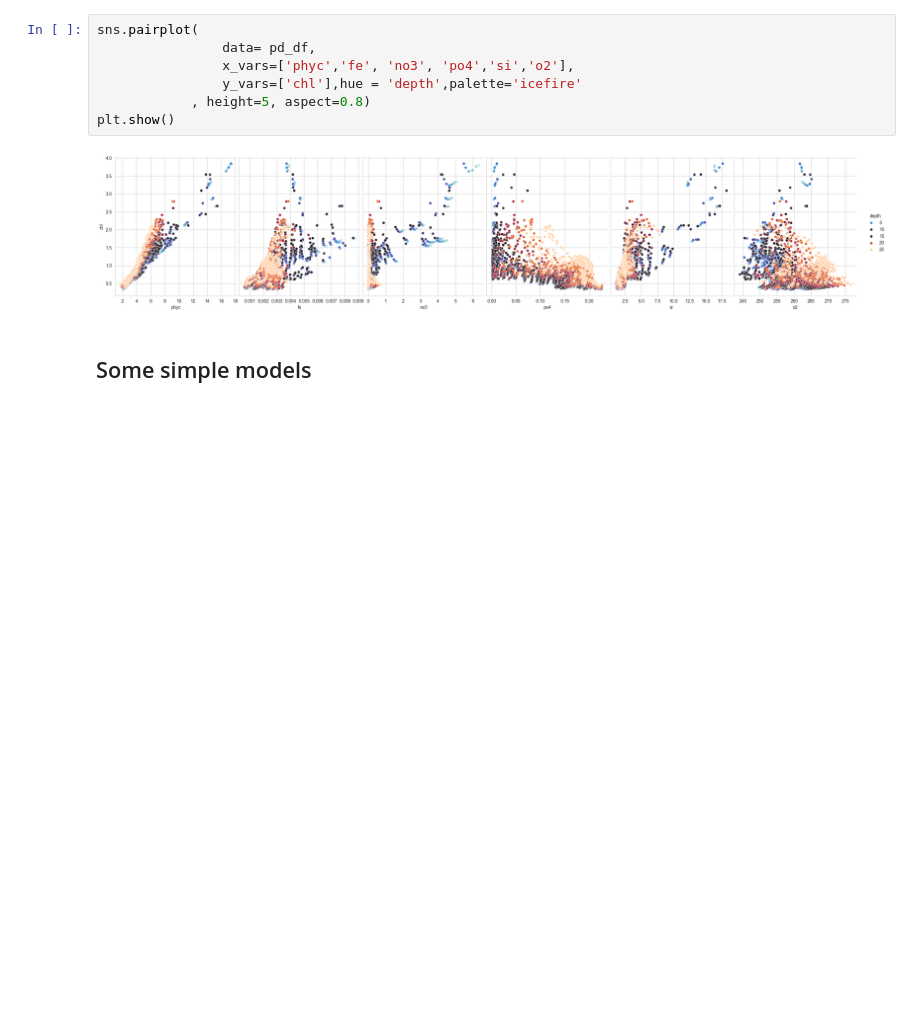
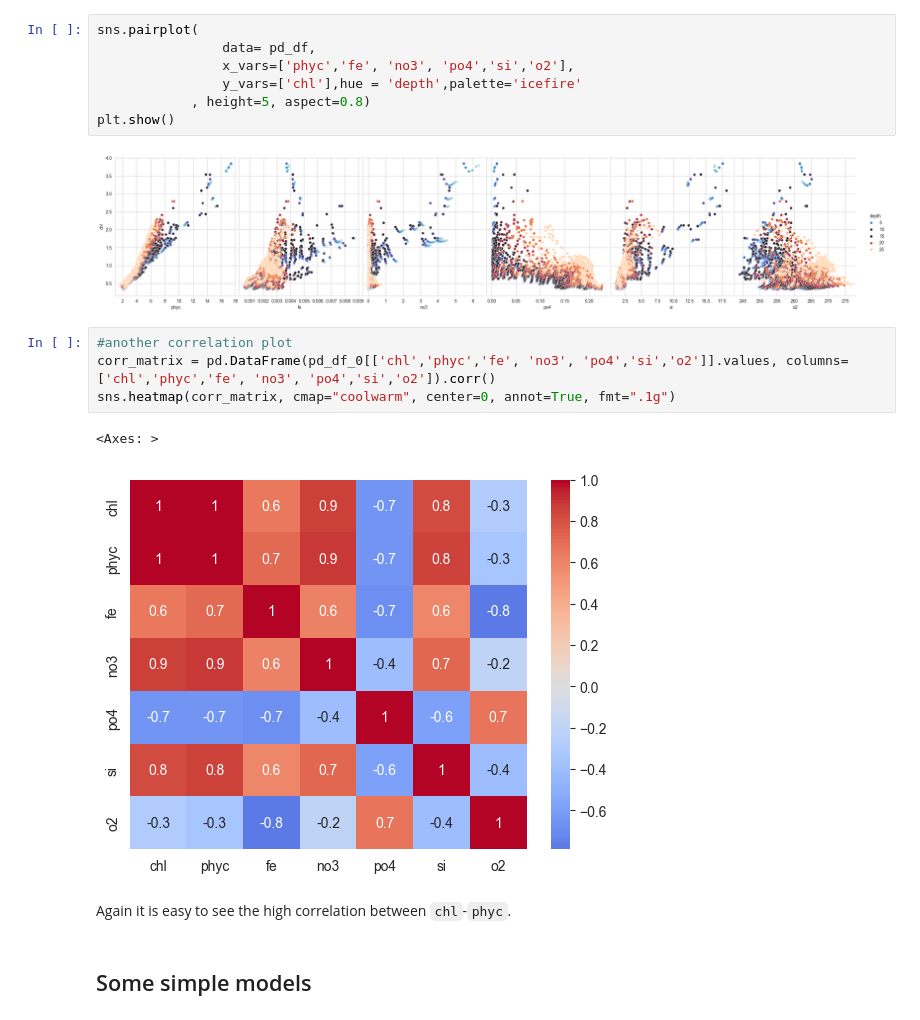
Before and after one commit to ingridasemenec/wonderpusoctopus, a Jupyter notebook: deniz/eda.ipynb, the cells around one changed output. Saved outputs shown, nothing was run; the diff lists cells and outputs as text; blank space fills up the shorter version.

```diff
--- a/eda_deniz.ipynb
+++ b/deniz/eda.ipynb
@@ -66,6 +66,15 @@ sns.pairplot(
 plt.show()
 # %% [output]
 [figure]
+# %%
+#another correlation plot
+corr_matrix = pd.DataFrame(pd_df_0[['chl','phyc','fe', 'no3', 'po4','si','o2']].values, columns=['chl','phyc','fe', 'no3', 'po4','si','o2']).corr()
+sns.heatmap(corr_matrix, cmap="coolwarm", center=0, annot=True, fmt=".1g")
+# %% [output]
+<Axes: >
+[figure, added]
+# %% [markdown]
+Again it is easy to see the high correlation between `chl`-`phyc`.
 # %% [markdown]
 ## Some simple models
 # %%
```
Also changed, not shown: parts of 44 cells of this notebook, 1 other file.
